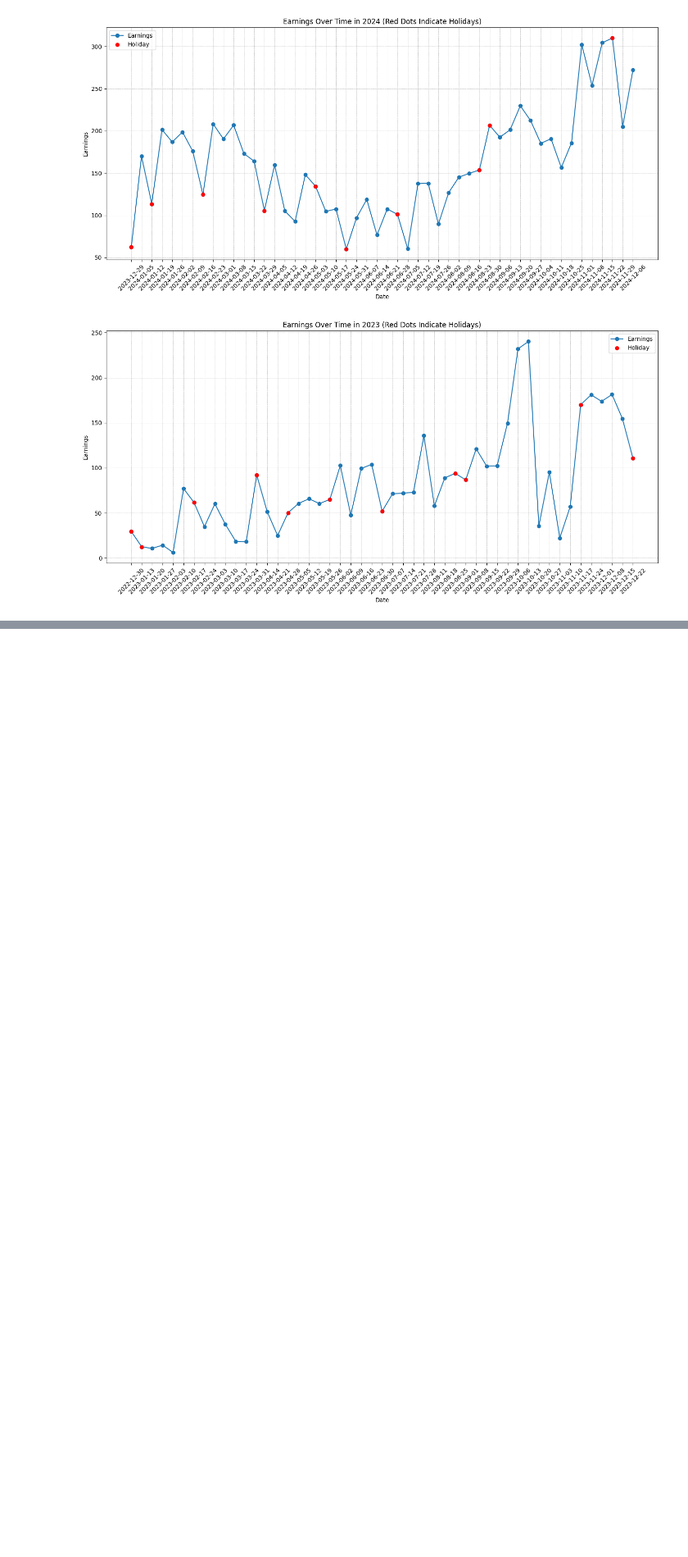
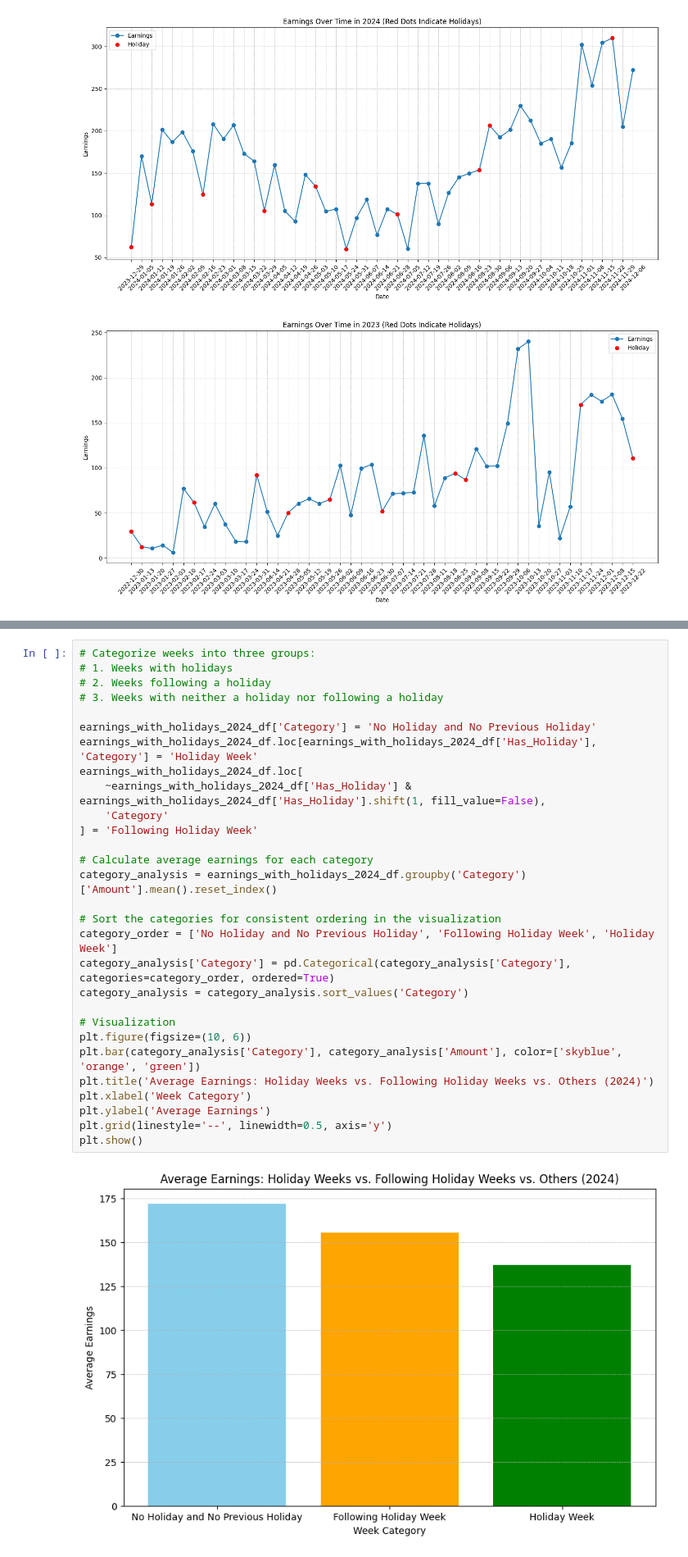
Before and after one commit to randy-kip/freelance-prediction, a Jupyter notebook: notebooks/01_data_exploration.ipynb, the cells around one changed output, grey strips where cells are left out. Shown at 82% size. Cells and saved outputs as stored; diff of their text form; blank space fills up the shorter version.

```diff
--- a/notebooks/01_data_exploration.ipynb
+++ b/notebooks/01_data_exploration.ipynb
@@ -449,0 +454,31 @@ plot_time_series_with_holidays(earnings_with_holidays_2023_df, 2023)
+# %%
+# Categorize weeks into three groups:
+# 1. Weeks with holidays
+# 2. Weeks following a holiday
+# 3. Weeks with neither a holiday nor following a holiday
+
+earnings_with_holidays_2024_df['Category'] = 'No Holiday and No Previous Holiday'
+earnings_with_holidays_2024_df.loc[earnings_with_holidays_2024_df['Has_Holiday'], 'Category'] = 'Holiday Week'
+earnings_with_holidays_2024_df.loc[
+    ~earnings_with_holidays_2024_df['Has_Holiday'] & earnings_with_holidays_2024_df['Has_Holiday'].shift(1, fill_value=False),
+    'Category'
+] = 'Following Holiday Week'
+
+# Calculate average earnings for each category
+category_analysis = earnings_with_holidays_2024_df.groupby('Category')['Amount'].mean().reset_index()
+
+# Sort the categories for consistent ordering in the visualization
+category_order = ['No Holiday and No Previous Holiday', 'Following Holiday Week', 'Holiday Week']
+category_analysis['Category'] = pd.Categorical(category_analysis['Category'], categories=category_order, ordered=True)
+category_analysis = category_analysis.sort_values('Category')
+
+# Visualization
+plt.figure(figsize=(10, 6))
+plt.bar(category_analysis['Category'], category_analysis['Amount'], color=['skyblue', 'orange', 'green'])
+plt.title('Average Earnings: Holiday Weeks vs. Following Holiday Weeks vs. Others (2024)')
+plt.xlabel('Week Category')
+plt.ylabel('Average Earnings')
+plt.grid(linestyle='--', linewidth=0.5, axis='y')
+plt.show()
+# %% [output]
+[figure, added]
```
Also changed, not shown: parts of 9 cells of this notebook.
